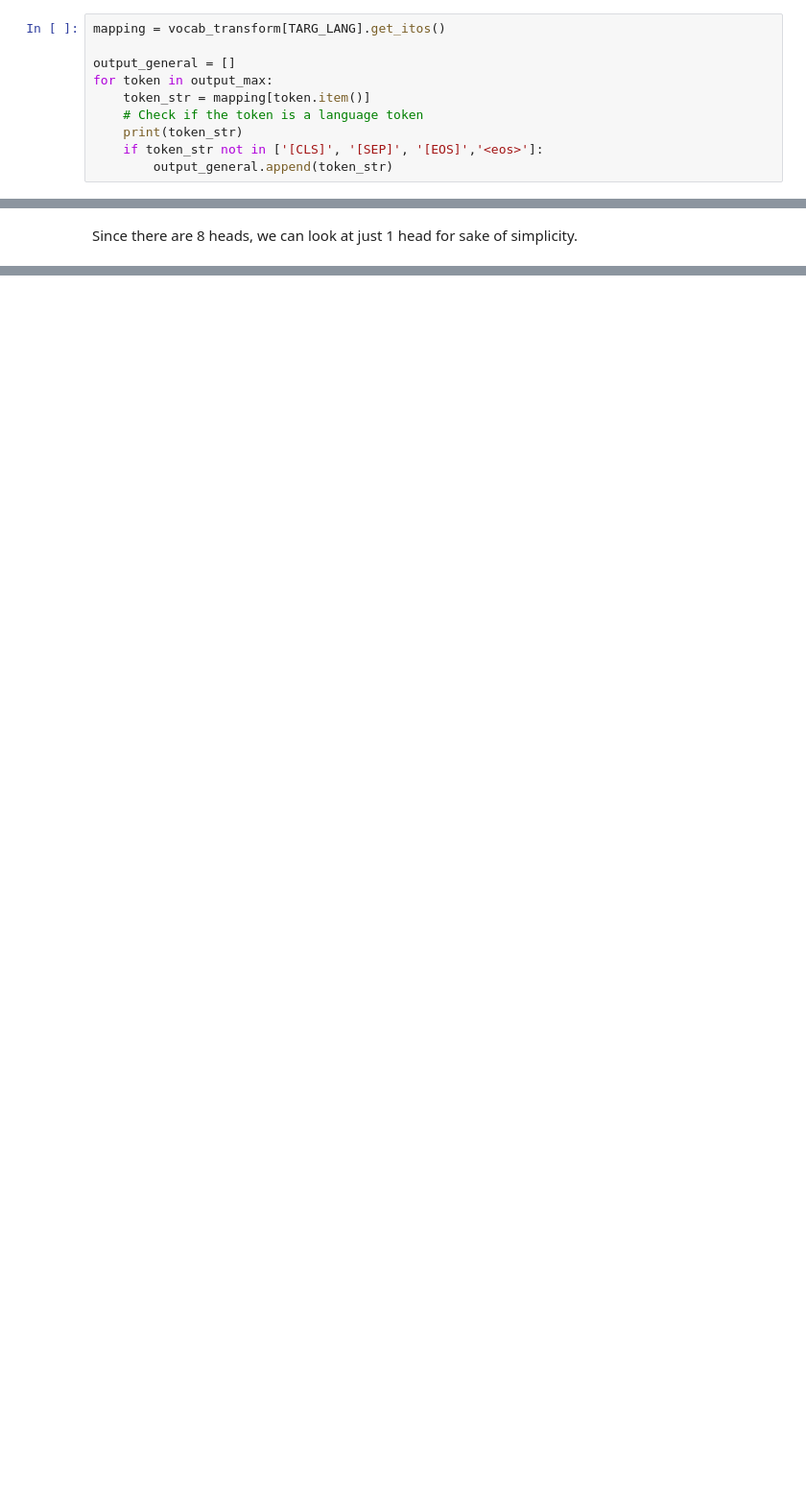
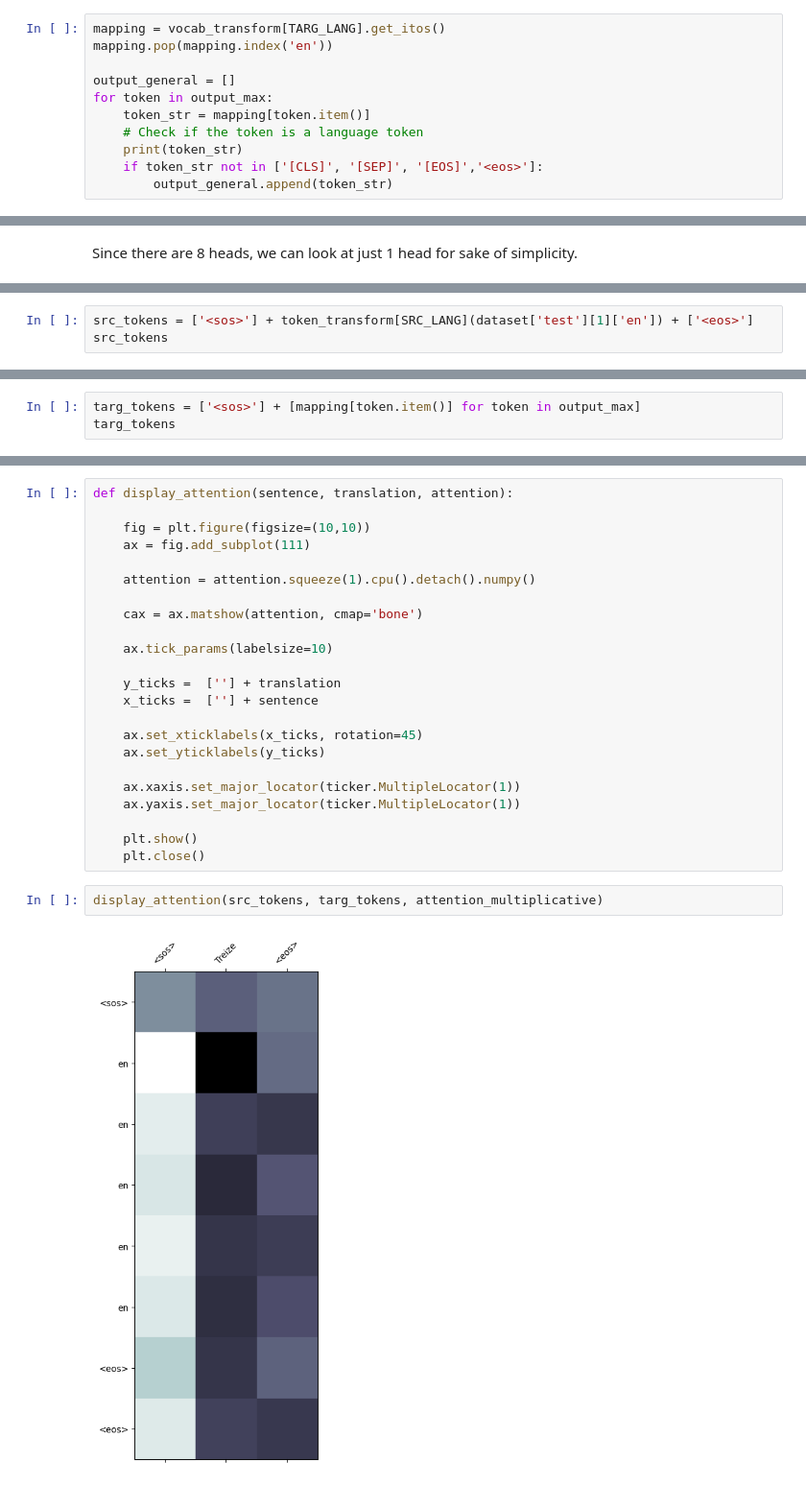
Before and after one commit to Bidhan-Bajracharya/NLP, a Jupyter notebook: A3/main.ipynb, the cells around one changed output, grey strips where cells are left out. Shown: that part at 96% size. Saved outputs shown, nothing was run; the diff lists cells and outputs as text; blank space fills up the shorter version.

```diff
--- a/A3/main.ipynb
+++ b/A3/main.ipynb
@@ -1426,6 +1431,7 @@ tensor([1572, 1572, 1572, 1572, 1572, 1572,    3,    3], device='cuda:0')
 Get the mapping of the target language
 # %%
 mapping = vocab_transform[TARG_LANG].get_itos()
+mapping.pop(mapping.index('en'))
 
 output_general = []
 for token in output_max:
@@ -1618,0 +1614,3 @@ torch.Size([1, 8, 9, 3]) torch.Size([9, 3]) torch.Size([9, 3])
+# %%
+src_tokens = ['<sos>'] + token_transform[SRC_LANG](dataset['test'][1]['en']) + ['<eos>']
+src_tokens
@@ -1618,0 +1619,3 @@ torch.Size([1, 8, 9, 3]) torch.Size([9, 3]) torch.Size([9, 3])
+# %%
+targ_tokens = ['<sos>'] + [mapping[token.item()] for token in output_max]
+targ_tokens
@@ -1618,0 +1628,27 @@ torch.Size([1, 8, 9, 3]) torch.Size([9, 3]) torch.Size([9, 3])
+# %%
+def display_attention(sentence, translation, attention):
+
+    fig = plt.figure(figsize=(10,10))
+    ax = fig.add_subplot(111)
+
+    attention = attention.squeeze(1).cpu().detach().numpy()
+
+    cax = ax.matshow(attention, cmap='bone')
+
+    ax.tick_params(labelsize=10)
+
+    y_ticks =  [''] + translation
+    x_ticks =  [''] + sentence
+
+    ax.set_xticklabels(x_ticks, rotation=45)
+    ax.set_yticklabels(y_ticks)
+
+    ax.xaxis.set_major_locator(ticker.MultipleLocator(1))
+    ax.yaxis.set_major_locator(ticker.MultipleLocator(1))
+
+    plt.show()
+    plt.close()
+# %%
+display_attention(src_tokens, targ_tokens, attention_multiplicative)
+# %% [output]
+[figure, added]
```
Also changed, not shown: parts of 57 cells of this notebook, 9 other files.
